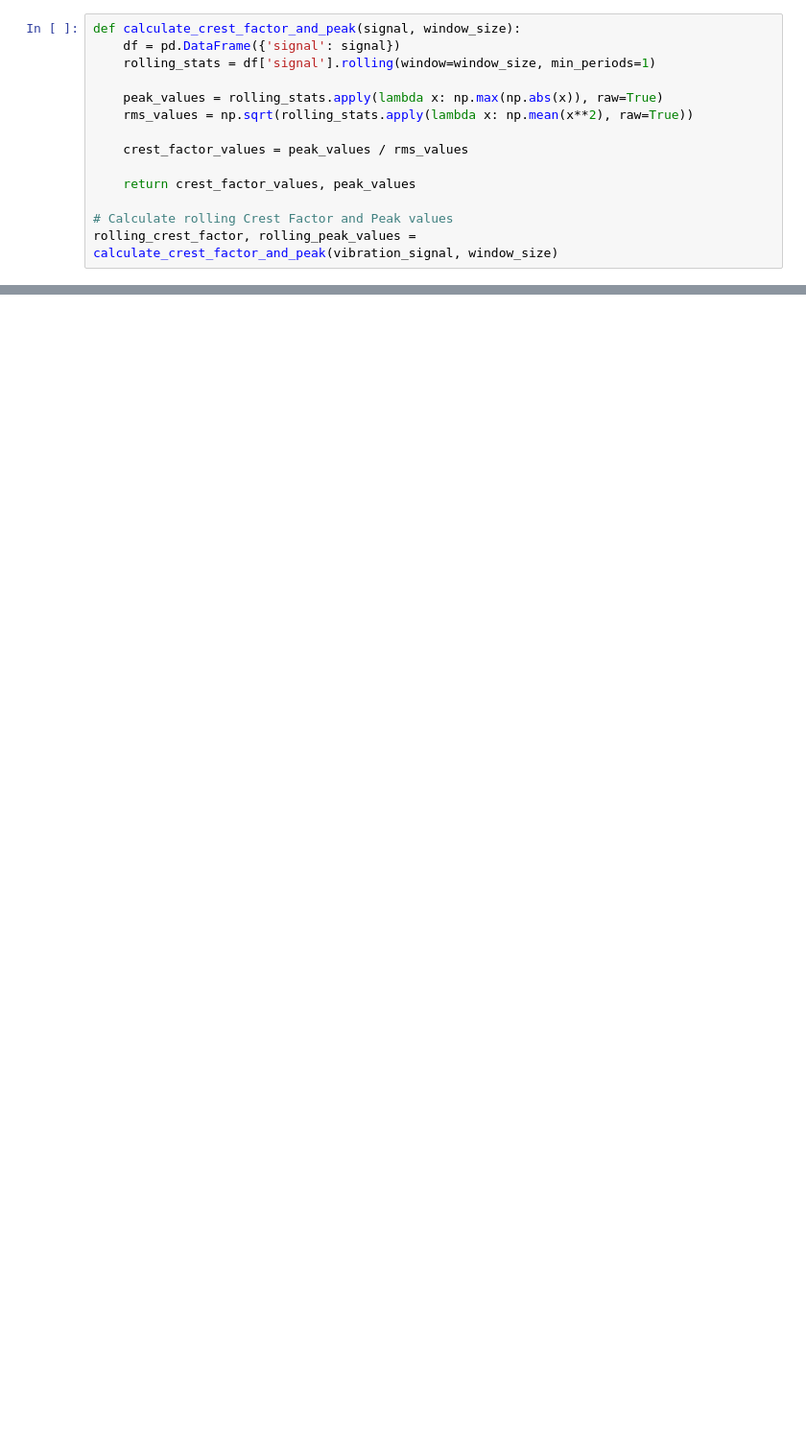
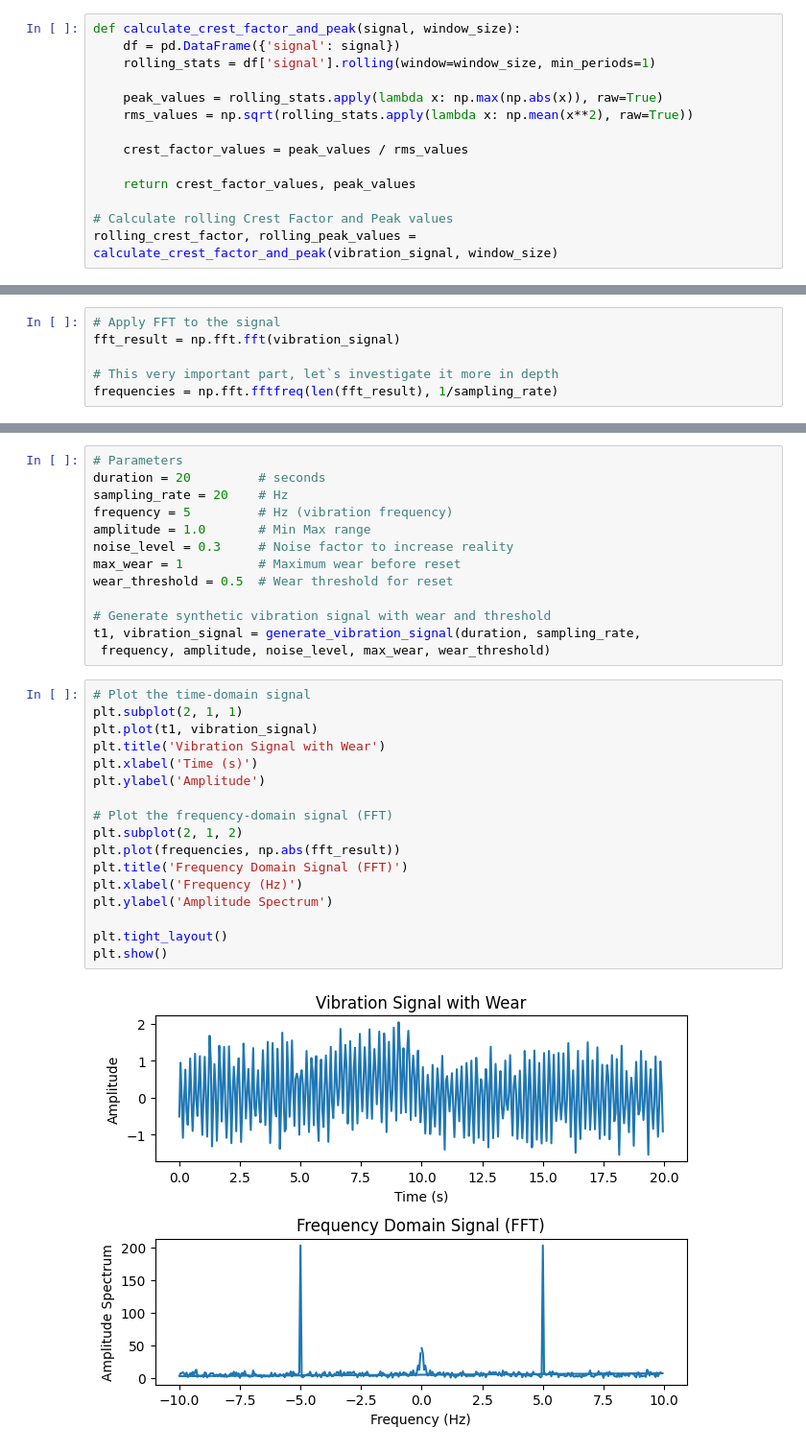
Before and after one commit to akshayyewle/Machine-Learning, a Jupyter notebook: 06 Predictive Maintenance - Handle Signal Data/Python Notebook 01 - 08 Dec 2023.ipynb, the cells around one changed output, grey strips where cells are left out. Shown at 96% size. Cells and saved outputs as stored; diff of their text form; blank space fills up the shorter version.

```diff
--- a/06 Predictive Maintenance - Handle Signal Data/Python Notebook 01 - 08 Dec 2023.ipynb
+++ b/06 Predictive Maintenance - Handle Signal Data/Python Notebook 01 - 08 Dec 2023.ipynb
@@ -388,0 +414,6 @@ plt.show()
+# %%
+# Apply FFT to the signal
+fft_result = np.fft.fft(vibration_signal)
+
+# This very important part, let`s investigate it more in depth
+frequencies = np.fft.fftfreq(len(fft_result), 1/sampling_rate)
@@ -388,0 +441,32 @@ plt.show()
+# %%
+# Parameters
+duration = 20         # seconds
+sampling_rate = 20    # Hz
+frequency = 5         # Hz (vibration frequency)
+amplitude = 1.0       # Min Max range
+noise_level = 0.3     # Noise factor to increase reality
+max_wear = 1          # Maximum wear before reset
+wear_threshold = 0.5  # Wear threshold for reset
+
+# Generate synthetic vibration signal with wear and threshold
+t1, vibration_signal = generate_vibration_signal(duration, sampling_rate,
+ frequency, amplitude, noise_level, max_wear, wear_threshold)
+# %%
+# Plot the time-domain signal
+plt.subplot(2, 1, 1)
+plt.plot(t1, vibration_signal)
+plt.title('Vibration Signal with Wear')
+plt.xlabel('Time (s)')
+plt.ylabel('Amplitude')
+
+# Plot the frequency-domain signal (FFT)
+plt.subplot(2, 1, 2)
+plt.plot(frequencies, np.abs(fft_result))
+plt.title('Frequency Domain Signal (FFT)')
+plt.xlabel('Frequency (Hz)')
+plt.ylabel('Amplitude Spectrum')
+
+plt.tight_layout()
+plt.show()
+# %% [output]
+[figure, added]
```
Also changed, not shown: parts of 37 cells of this notebook.
